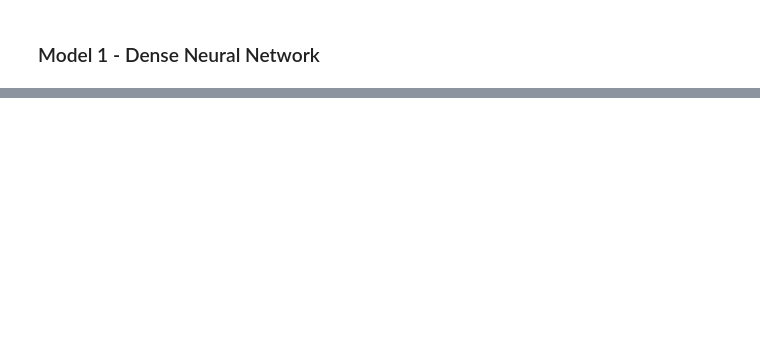
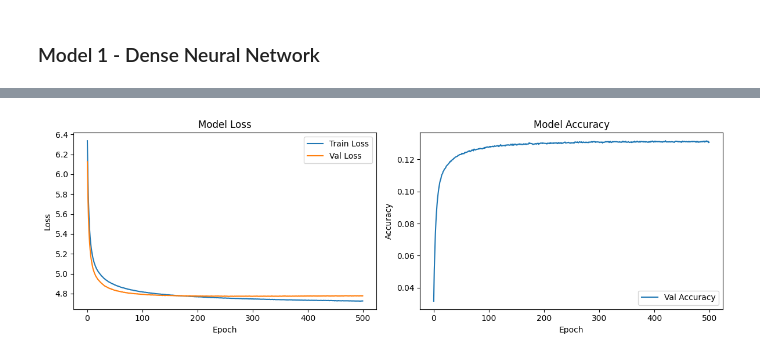
Before and after one commit to mar1-k/chess_opening_classifier, a Jupyter notebook: notebook.ipynb, the cells around one changed output, grey strips where cells are left out. Cells and saved outputs as stored; diff of their text form; code cells hidden in the pictures; blank space fills up the shorter version.

```diff
--- a/notebook.ipynb
+++ b/notebook.ipynb
@@ -556,0 +510,5 @@ KeyboardInterrupt:
+# %%
+# Perform processing of our X and y
+X = process_fen(df['Position'])
+label_encoder = LabelEncoder()
+y = label_encoder.fit_transform(df['Opening'])
@@ -556,0 +540,35 @@ KeyboardInterrupt:
+# %%
+
+# Create and train model
+input_size = X_train.shape[1]
+num_classes = len(label_encoder.classes_)
+
+dropout_rate = 0.2  #Setting dropout to 0
+learning_rate = 0.001  #Reduced learning rate to 0.01
+inner_layer = [256, 128, 64] #Updated inner layer sizes to double
+batch_size = 4096 #Tuned to the amount of cuda cores I have at my disposal
+epochs = 500
+
+model = DenseNNModel(
+    input_size=input_size,
+    hidden_sizes=inner_layer,
+    num_classes=num_classes,
+    dropout_rate=dropout_rate
+)
+
+print("\nTraining Configuration:")
+print(f"Dropout Rate: {dropout_rate}, Learning Rate: {learning_rate}, Inner Layer: {inner_layer}, Batch Size: {batch_size}, Epochs: {epochs}")
+
+history = train_chess_board_classifier(
+    model=model,
+    X_train=X_train,
+    y_train=y_train,
+    X_val=X_val,
+    y_val=y_val,
+    learning_rate=learning_rate,
+    batch_size=batch_size,
+    epochs=epochs
+)
+
+# Save the model
+torch.save(model.state_dict(), './models/dense_neural_network_v1.bin')
@@ -556,0 +594,4 @@ KeyboardInterrupt:
+# %%
+plot_history(history)
+# %% [output]
+[figure, added]
```
Also changed, not shown: parts of 15 cells of this notebook, 4 other files.
